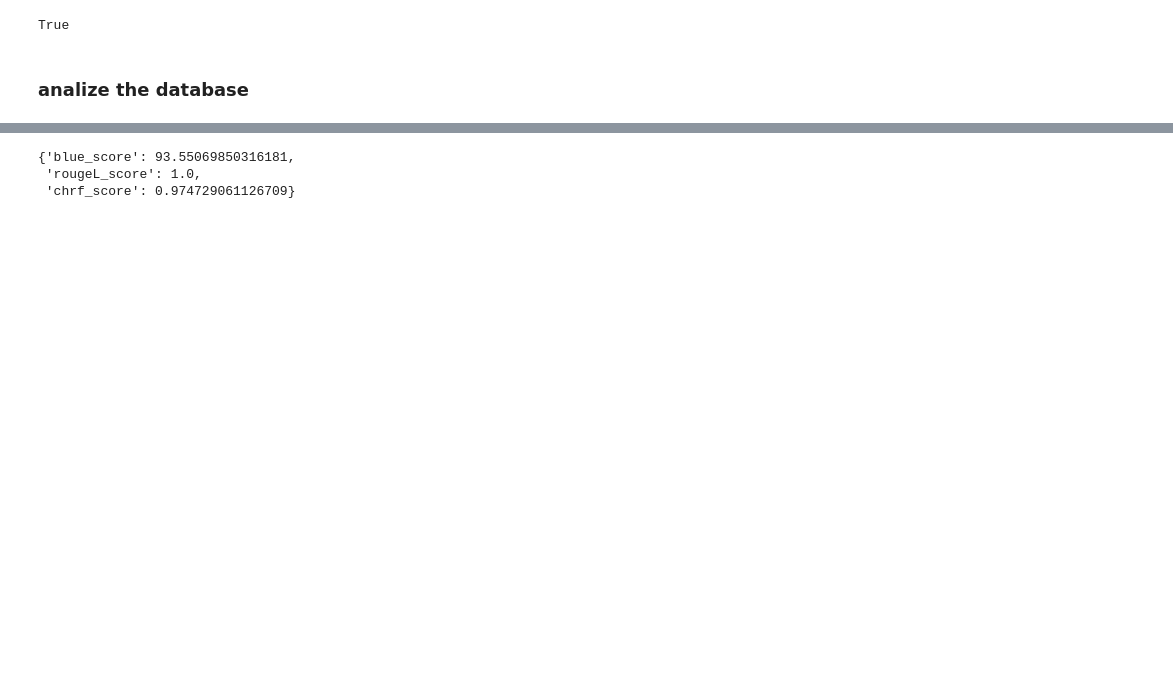
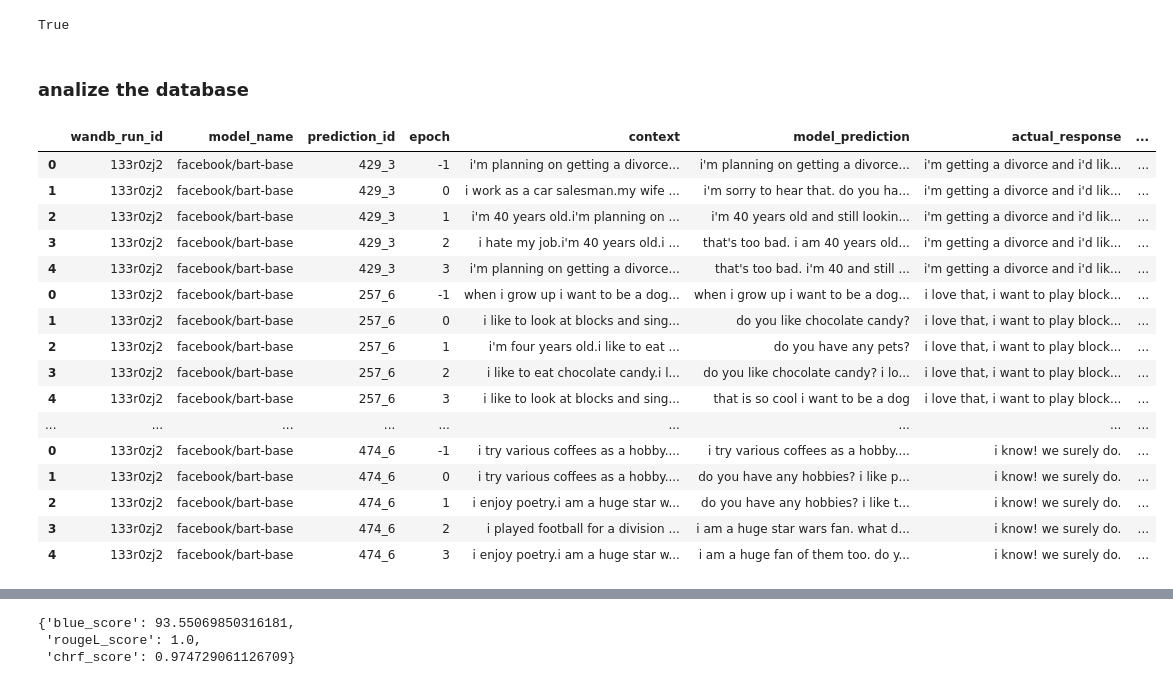
Before and after one commit to dmitrymailk/persona_bot, a Jupyter notebook: src/database_logger/database-sandbox.ipynb, the cells around one changed output, grey strips where cells are left out. Cells and saved outputs as stored; diff of their text form; code cells hidden in the pictures; blank space fills up the shorter version.

```diff
--- a/src/database_logger/database-sandbox.ipynb
+++ b/src/database_logger/database-sandbox.ipynb
@@ -58,9 +58,27 @@ db.get_random_sample_by_wandb_run_id(
 )
 # %%
 db.get_sample_with_metrics_by_wandb_run_id(
-	wandb_run_id="3fjokvrk",
- 	samples_amount=1
+	wandb_run_id="133r0zj2",
+ 	samples_amount=10
 )
+# %% [output]
+|  | wandb_run_id | model_name | prediction_id | epoch | context | model_prediction | actual_response | ... |
+| 0 | 133r0zj2 | facebook/bart-base | 429_3 | -1 | i'm planning on getting a divorce... | i'm planning on getting a divorce... | i'm getting a divorce and i'd lik... | ... |
+| 1 | 133r0zj2 | facebook/bart-base | 429_3 | 0 | i work as a car salesman.my wife ... | i'm sorry to hear that. do you ha... | i'm getting a divorce and i'd lik... | ... |
+| 2 | 133r0zj2 | facebook/bart-base | 429_3 | 1 | i'm 40 years old.i'm planning on ... | i'm 40 years old and still lookin... | i'm getting a divorce and i'd lik... | ... |
+| 3 | 133r0zj2 | facebook/bart-base | 429_3 | 2 | i hate my job.i'm 40 years old.i ... | that's too bad. i am 40 years old... | i'm getting a divorce and i'd lik... | ... |
+| 4 | 133r0zj2 | facebook/bart-base | 429_3 | 3 | i'm planning on getting a divorce... | that's too bad. i'm 40 and still ... | i'm getting a divorce and i'd lik... | ... |
+| 0 | 133r0zj2 | facebook/bart-base | 257_6 | -1 | when i grow up i want to be a dog... | when i grow up i want to be a dog... | i love that, i want to play block... | ... |
+| 1 | 133r0zj2 | facebook/bart-base | 257_6 | 0 | i like to look at blocks and sing... | do you like chocolate candy? | i love that, i want to play block... | ... |
+| 2 | 133r0zj2 | facebook/bart-base | 257_6 | 1 | i'm four years old.i like to eat ... | do you have any pets? | i love that, i want to play block... | ... |
+| 3 | 133r0zj2 | facebook/bart-base | 257_6 | 2 | i like to eat chocolate candy.i l... | do you like chocolate candy? i lo... | i love that, i want to play block... | ... |
+| 4 | 133r0zj2 | facebook/bart-base | 257_6 | 3 | i like to look at blocks and sing... | that is so cool i want to be a dog | i love that, i want to play block... | ... |
+| ... | ... | ... | ... | ... | ... | ... | ... | ... |
+| 0 | 133r0zj2 | facebook/bart-base | 474_6 | -1 | i try various coffees as a hobby.... | i try various coffees as a hobby.... | i know! we surely do. | ... |
+| 1 | 133r0zj2 | facebook/bart-base | 474_6 | 0 | i try various coffees as a hobby.... | do you have any hobbies? i like p... | i know! we surely do. | ... |
+| 2 | 133r0zj2 | facebook/bart-base | 474_6 | 1 | i enjoy poetry.i am a huge star w... | do you have any hobbies? i like t... | i know! we surely do. | ... |
+| 3 | 133r0zj2 | facebook/bart-base | 474_6 | 2 | i played football for a division ... | i am a huge star wars fan. what d... | i know! we surely do. | ... |
+| 4 | 133r0zj2 | facebook/bart-base | 474_6 | 3 | i enjoy poetry.i am a huge star w... | i am a huge fan of them too. do y... | i know! we surely do. | ... |
 # %%
 db.get_sample_with_metrics_by_wandb_run_id_and_sample_id(
 	sample_ids=[
```
Also changed, not shown: 4 other files.
